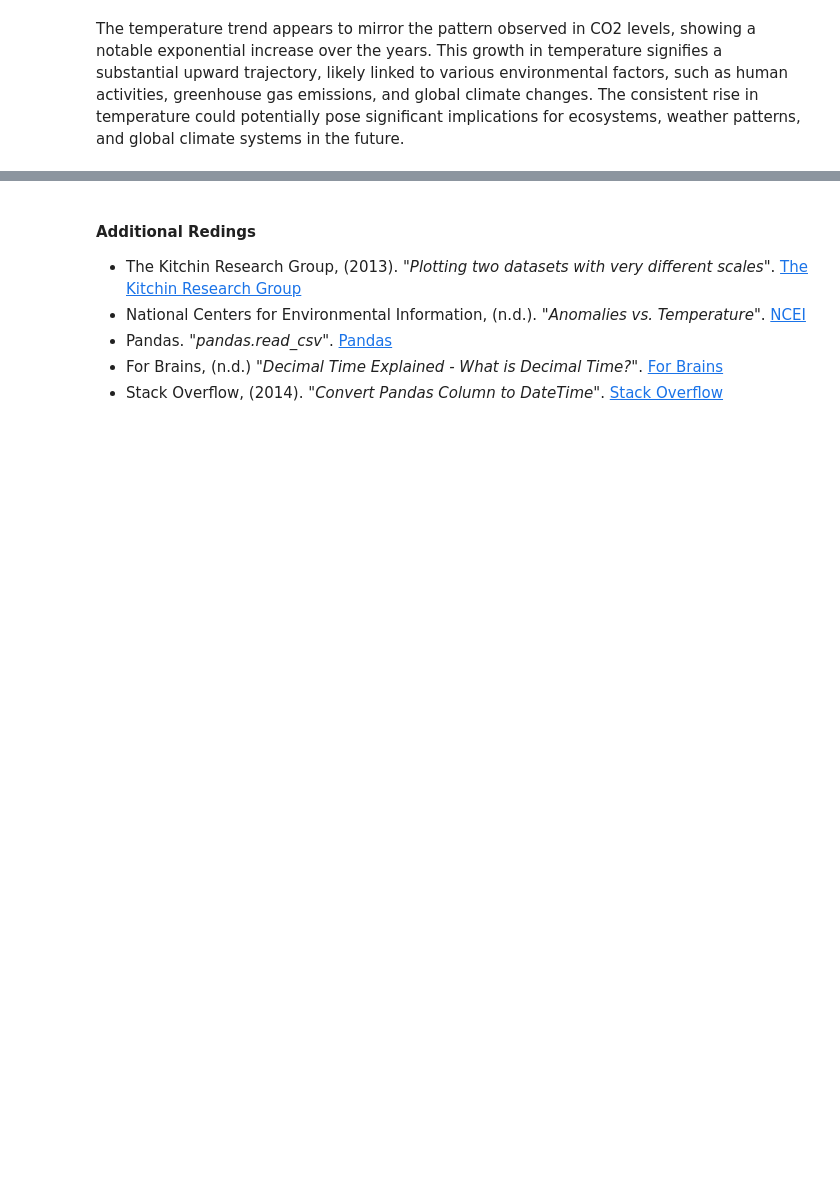
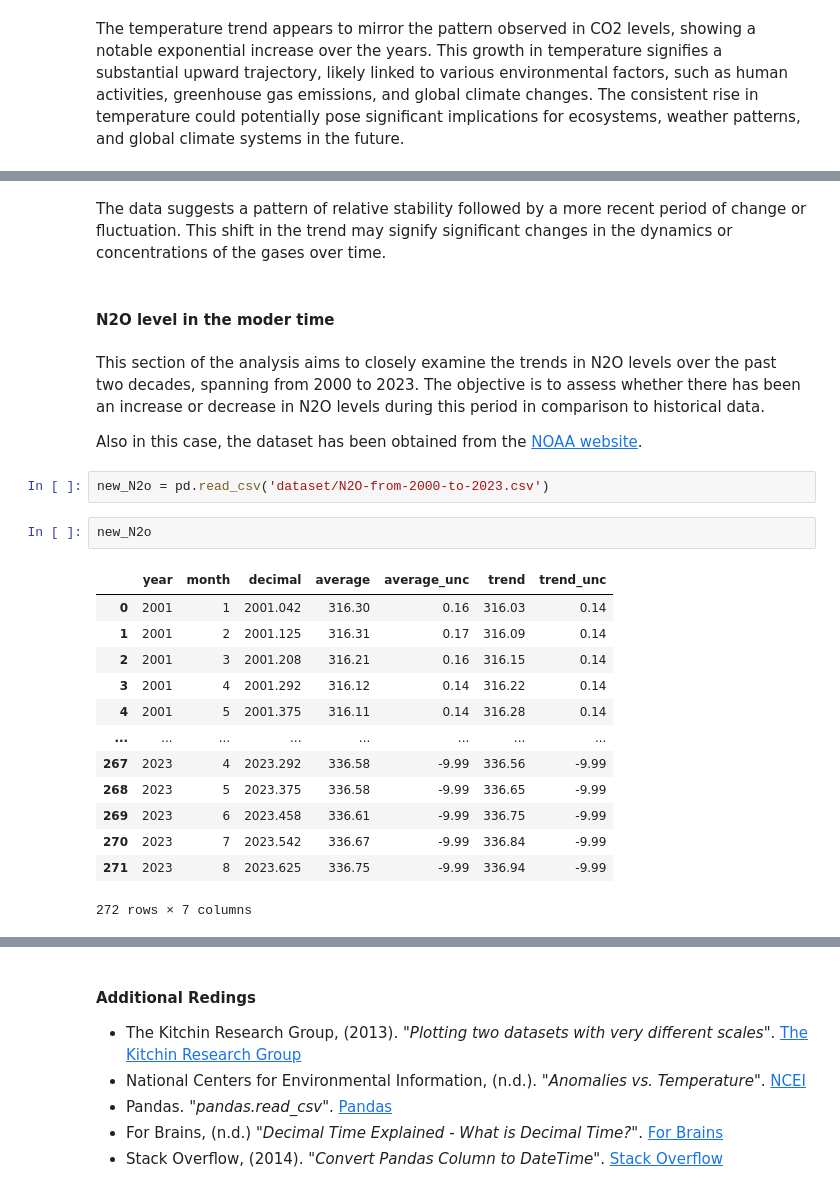
Before and after one commit to C-3sc0/Programming-for-Data-Analysis-Project, a Jupyter notebook: project2.ipynb, the cells around one changed output, grey strips where cells are left out. Saved outputs shown, nothing was run; the diff lists cells and outputs as text; blank space fills up the shorter version.

Commit message:
adding N2O analysis

```diff
--- a/project2.ipynb
+++ b/project2.ipynb
@@ -896,0 +967,26 @@ The temperature trend appears to mirror the pattern observed in CO2 levels, show
+# %% [markdown]
+ The data suggests a pattern of relative stability followed by a more recent period of change or fluctuation. This shift in the trend may signify significant changes in the dynamics or concentrations of the gases over time.
+# %% [markdown]
+#### N2O level in the moder time
+# %% [markdown]
+This section of the analysis aims to closely examine the trends in N2O levels over the past two decades, spanning from 2000 to 2023. The objective is to assess whether there has been an increase or decrease in N2O levels during this period in comparison to historical data.
+
+Also in this case, the dataset has been obtained from the [NOAA website](https://gml.noaa.gov/webdata/ccgg/trends/n2o/n2o_mm_gl.txt).
+# %%
+new_N2o = pd.read_csv('dataset/N2O-from-2000-to-2023.csv')
+# %%
+new_N2o
+# %% [output]
+|  | year | month | decimal | average | average_unc | trend | trend_unc |
+| 0 | 2001 | 1 | 2001.042 | 316.30 | 0.16 | 316.03 | 0.14 |
+| 1 | 2001 | 2 | 2001.125 | 316.31 | 0.17 | 316.09 | 0.14 |
+| 2 | 2001 | 3 | 2001.208 | 316.21 | 0.16 | 316.15 | 0.14 |
+| 3 | 2001 | 4 | 2001.292 | 316.12 | 0.14 | 316.22 | 0.14 |
+| 4 | 2001 | 5 | 2001.375 | 316.11 | 0.14 | 316.28 | 0.14 |
+| ... | ... | ... | ... | ... | ... | ... | ... |
+| 267 | 2023 | 4 | 2023.292 | 336.58 | -9.99 | 336.56 | -9.99 |
+| 268 | 2023 | 5 | 2023.375 | 336.58 | -9.99 | 336.65 | -9.99 |
+| 269 | 2023 | 6 | 2023.458 | 336.61 | -9.99 | 336.75 | -9.99 |
+| 270 | 2023 | 7 | 2023.542 | 336.67 | -9.99 | 336.84 | -9.99 |
+| 271 | 2023 | 8 | 2023.625 | 336.75 | -9.99 | 336.94 | -9.99 |
+272 rows × 7 columns
```
Also changed, not shown: parts of 22 cells of this notebook.
